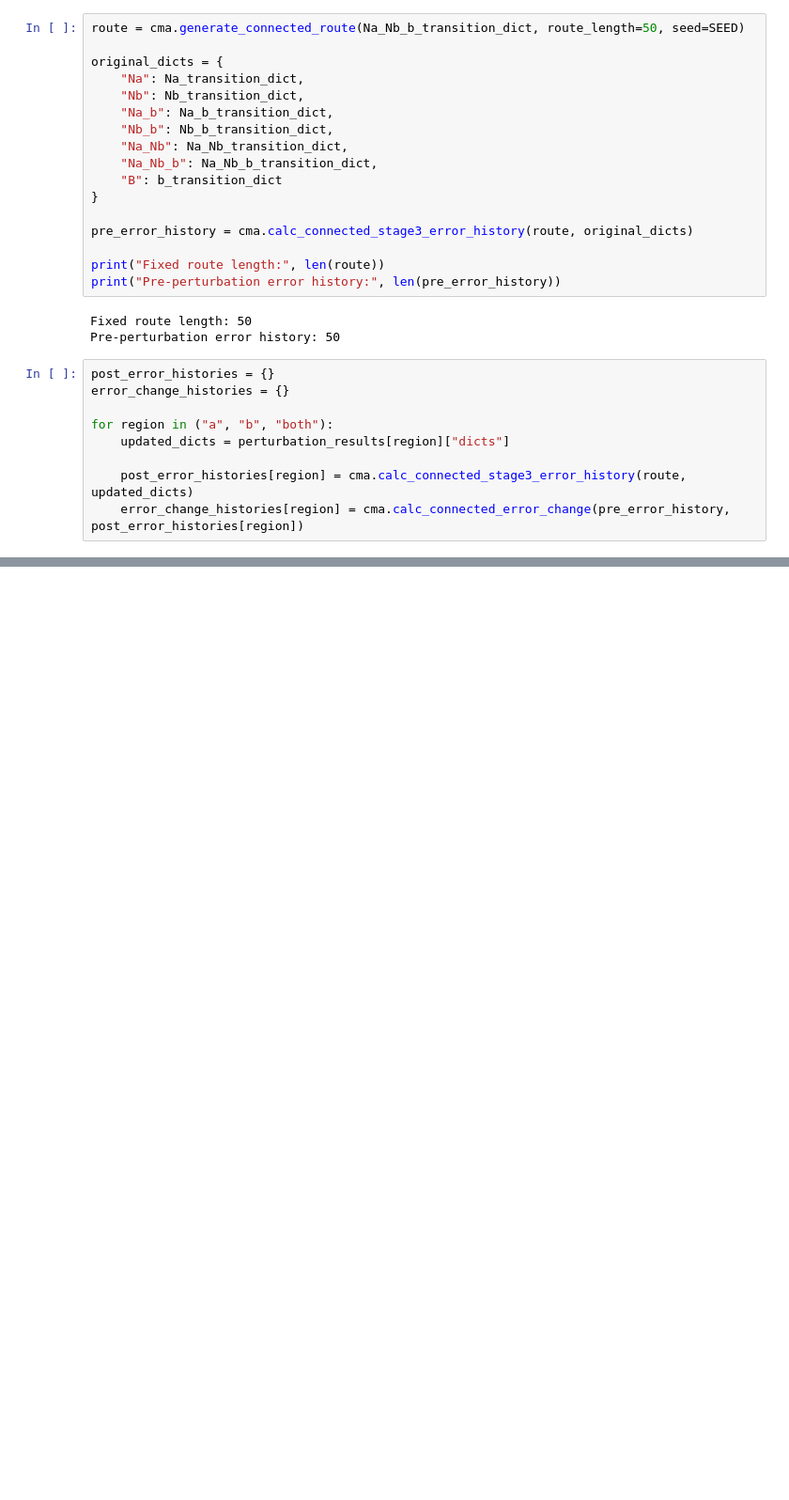
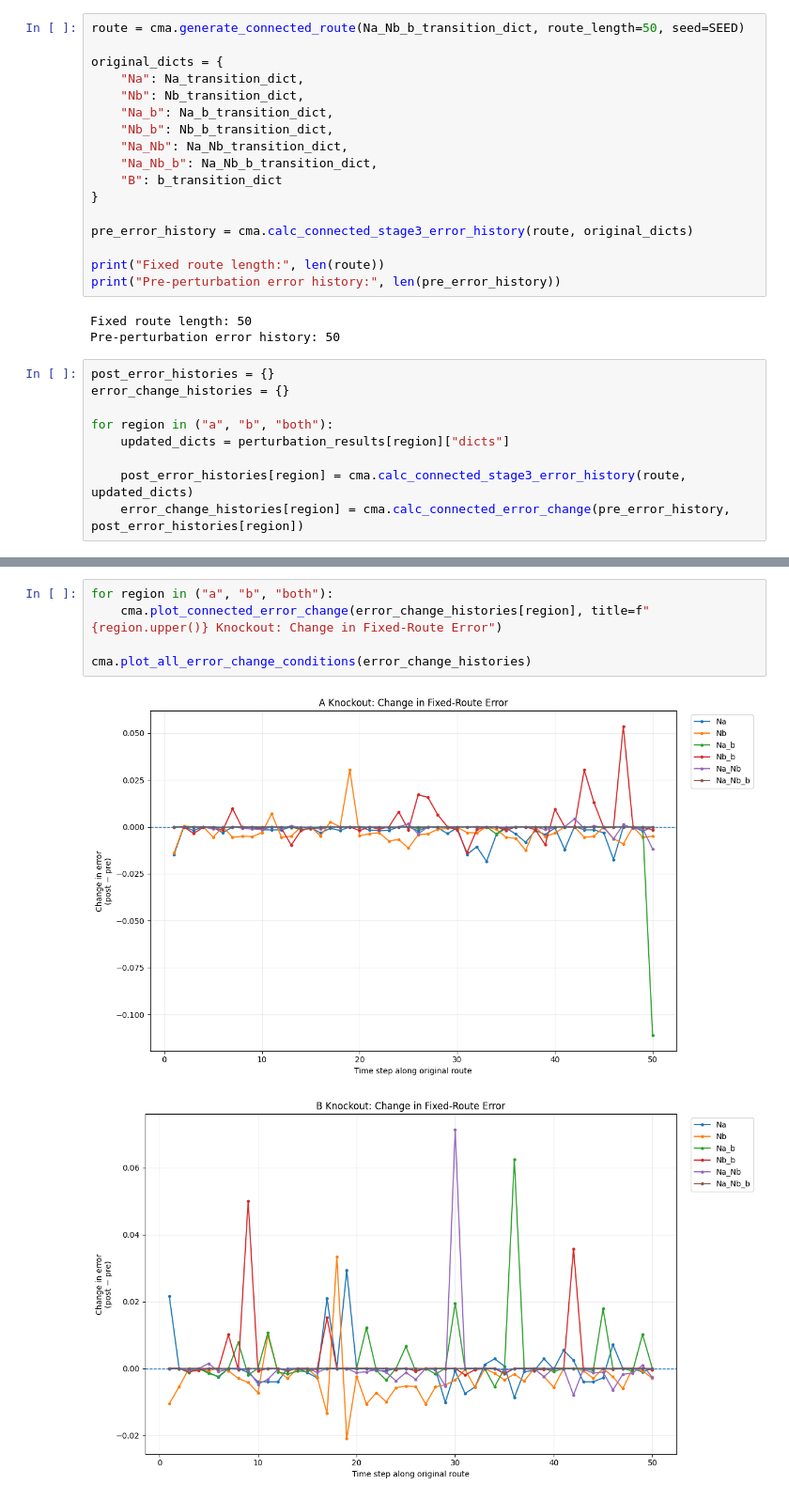
Before and after one commit to neelpr-coder/RNN_hippoc_model, a Jupyter notebook: notebooks/connected_rnn_analysis.ipynb, the cells around one changed output, grey strips where cells are left out. Shown at 94% size. Drawn from its saved outputs; the diff is of its cells as text; blank space fills up the shorter version.

Commit message:
Connected model notebook

```diff
--- a/notebooks/connected_rnn_analysis.ipynb
+++ b/notebooks/connected_rnn_analysis.ipynb
@@ -370,0 +362,8 @@ for region in ("a", "b", "both"):
+# %%
+for region in ("a", "b", "both"):
+    cma.plot_connected_error_change(error_change_histories[region], title=f"{region.upper()} Knockout: Change in Fixed-Route Error")
+
+cma.plot_all_error_change_conditions(error_change_histories)
+# %% [output]
+[figure, added]
+[figure, added]
```
Also changed, not shown: parts of 7 cells of this notebook.
